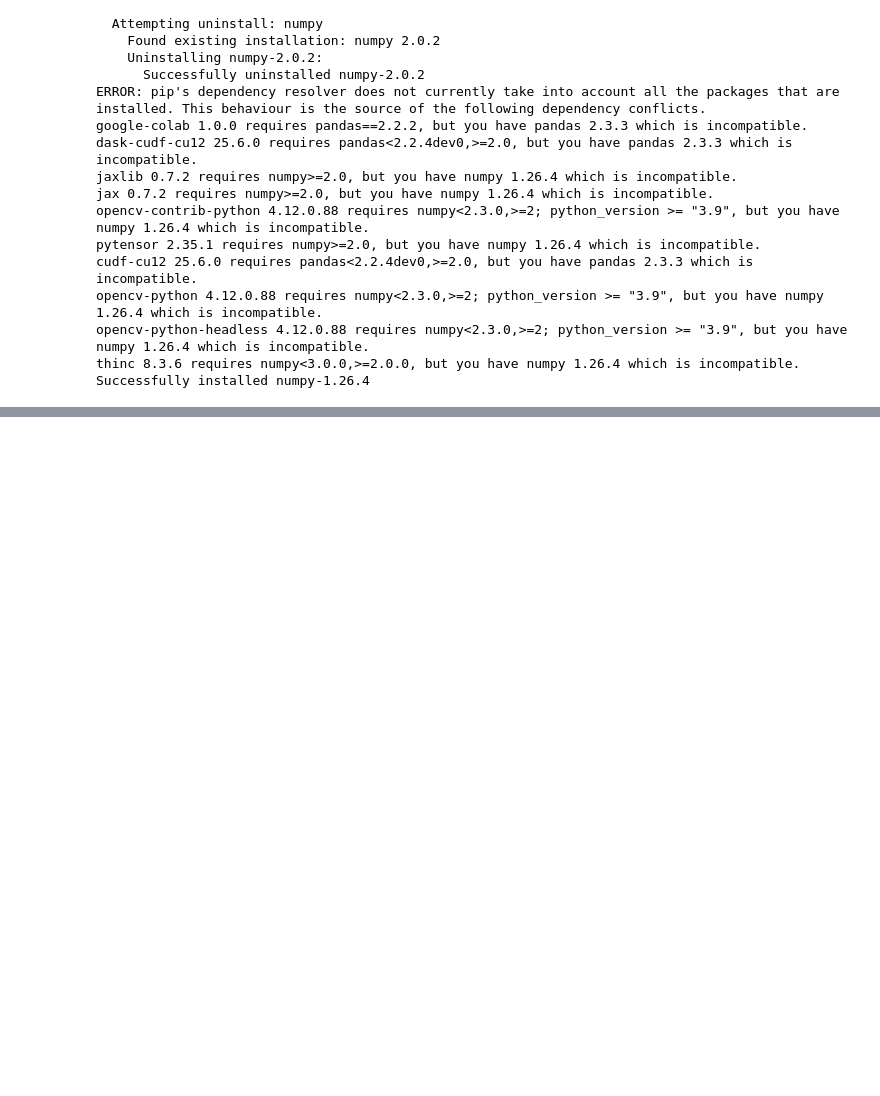
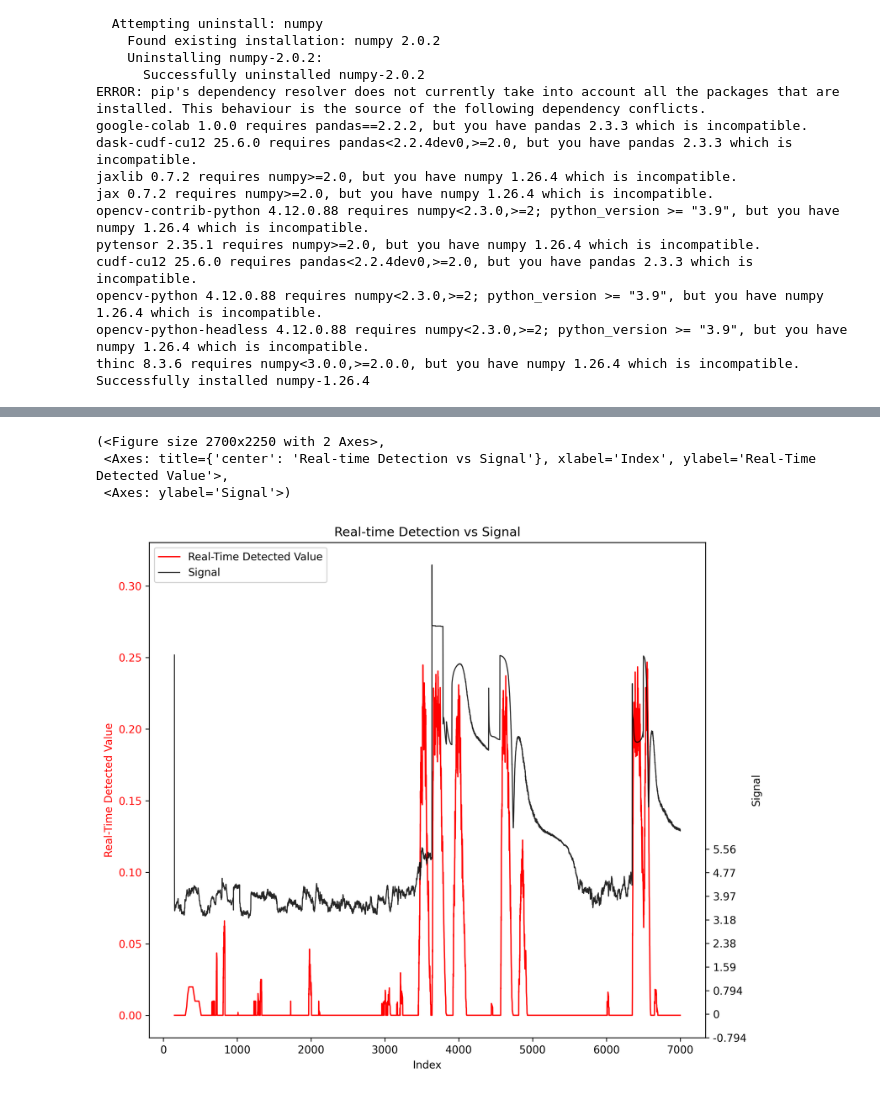
Before and after one commit to rhqrhq/Adversarial_Examples_Papers, a Jupyter notebook: pTRpred.ipynb, the cells around one changed output, grey strips where cells are left out. Cells and saved outputs as stored; diff of their text form; code cells hidden in the pictures; blank space fills up the shorter version.

```diff
--- a/pTRpred.ipynb
+++ b/pTRpred.ipynb
@@ -1263,0 +1311,2 @@ sns.lineplot(df1["T"])
+# %%
+df_detect = detect_realtime(df2["time_ind"], df2["signal"], lowwl = 100, highwl = 200)
@@ -1263,0 +1331,7 @@ sns.lineplot(df1["T"])
+# %%
+plot_detection_overlay(df_detect)
+# %% [output]
+(<Figure size 2700x2250 with 2 Axes>,
+ <Axes: title={'center': 'Real-time Detection vs Signal'}, xlabel='Index', ylabel='Real-Time Detected Value'>,
+ <Axes: ylabel='Signal'>)
+[figure, added]
```
Also changed, not shown: parts of 15 cells of this notebook.
